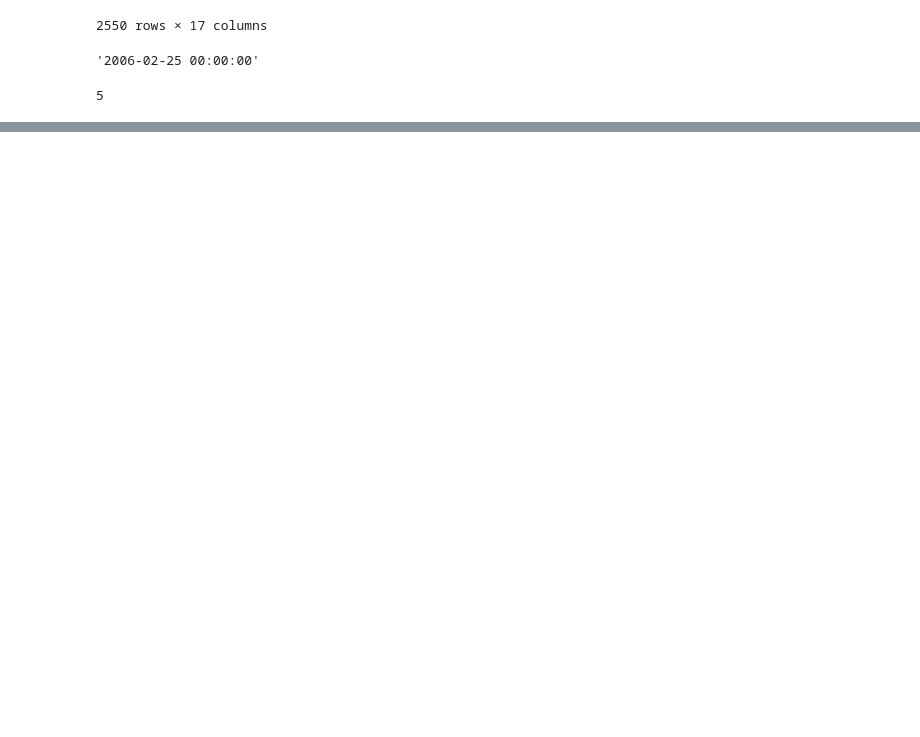
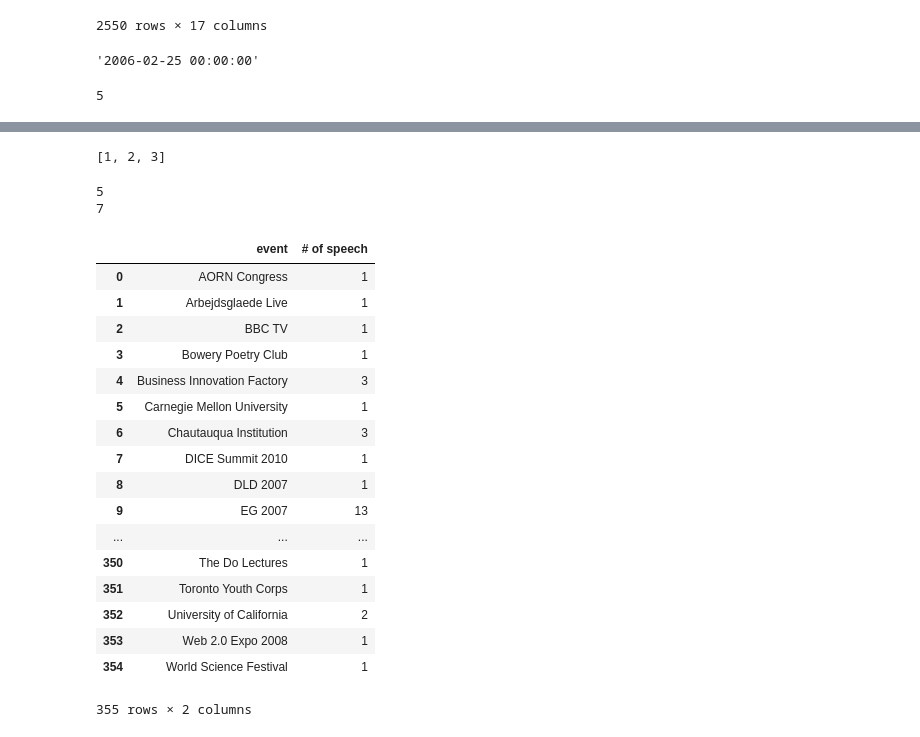
Before and after one commit to Elwing-Chou/MLFTC, a Jupyter notebook: table.ipynb, the cells around one changed output, grey strips where cells are left out. Drawn from its saved outputs; the diff is of its cells as text; code cells hidden in the pictures; blank space fills up the shorter version.

```diff
--- a/table.ipynb
+++ b/table.ipynb
@@ -87,0 +94,6 @@ filterdf
+# %%
+# a = [1, 2, 3]
+a = eval("[1, 2, 3]")
+a
+# %% [output]
+[1, 2, 3]
@@ -87,0 +109,6 @@ filterdf
+# %%
+print(len("\bSir\b"))
+print(len(r"\bSir\b"))
+# %% [output]
+5
+7
@@ -88,3 +120,28 @@ filterdf
+# %%
+result = pd.DataFrame()
+group = df.groupby("event").count().reset_index()
+result["event"] = group["event"]
+result["# of speech"] = group["comments"]
+result
+# %% [output]
+|  | event | # of speech |
+| 0 | AORN Congress | 1 |
+| 1 | Arbejdsglaede Live | 1 |
+| 2 | BBC TV | 1 |
+| 3 | Bowery Poetry Club | 1 |
+| 4 | Business Innovation Factory | 3 |
+| 5 | Carnegie Mellon University | 1 |
+| 6 | Chautauqua Institution | 3 |
+| 7 | DICE Summit 2010 | 1 |
+| 8 | DLD 2007 | 1 |
+| 9 | EG 2007 | 13 |
+| ... | ... | ... |
+| 350 | The Do Lectures | 1 |
+| 351 | Toronto Youth Corps | 1 |
+| 352 | University of California | 2 |
+| 353 | Web 2.0 Expo 2008 | 1 |
+| 354 | World Science Festival | 1 |
+355 rows × 2 columns
 # %%
 df.T.to_csv("/gdrive/My Drive/ted_t.csv", encoding="utf-8")
 df.T
```
Also changed, not shown: parts of 4 cells of this notebook.
